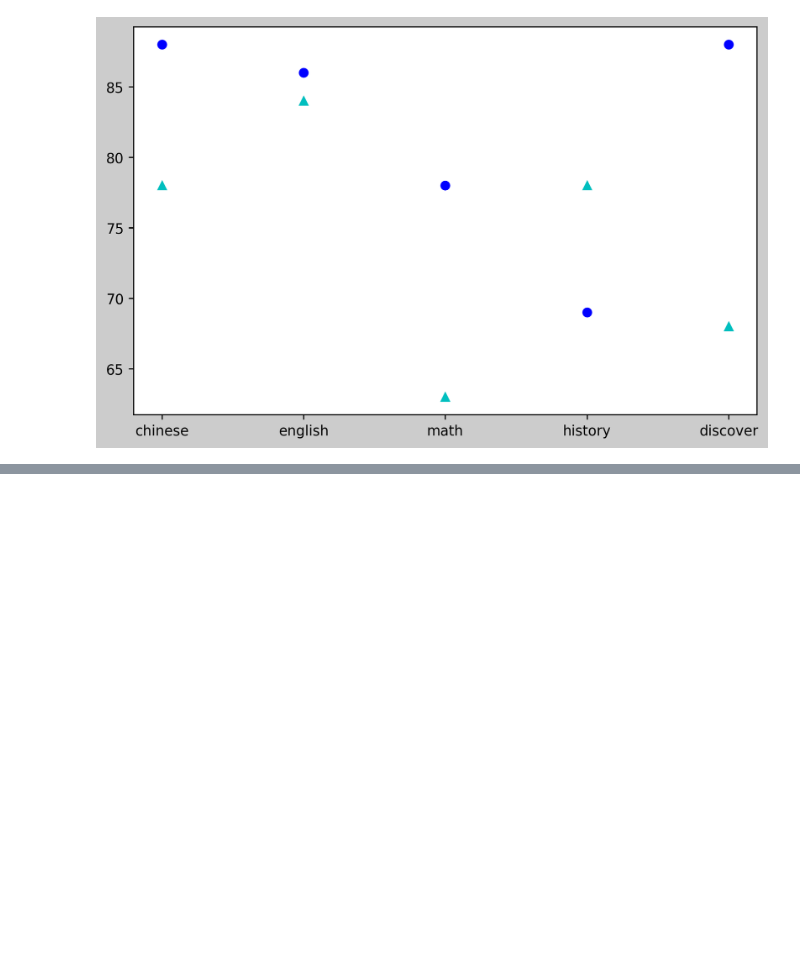
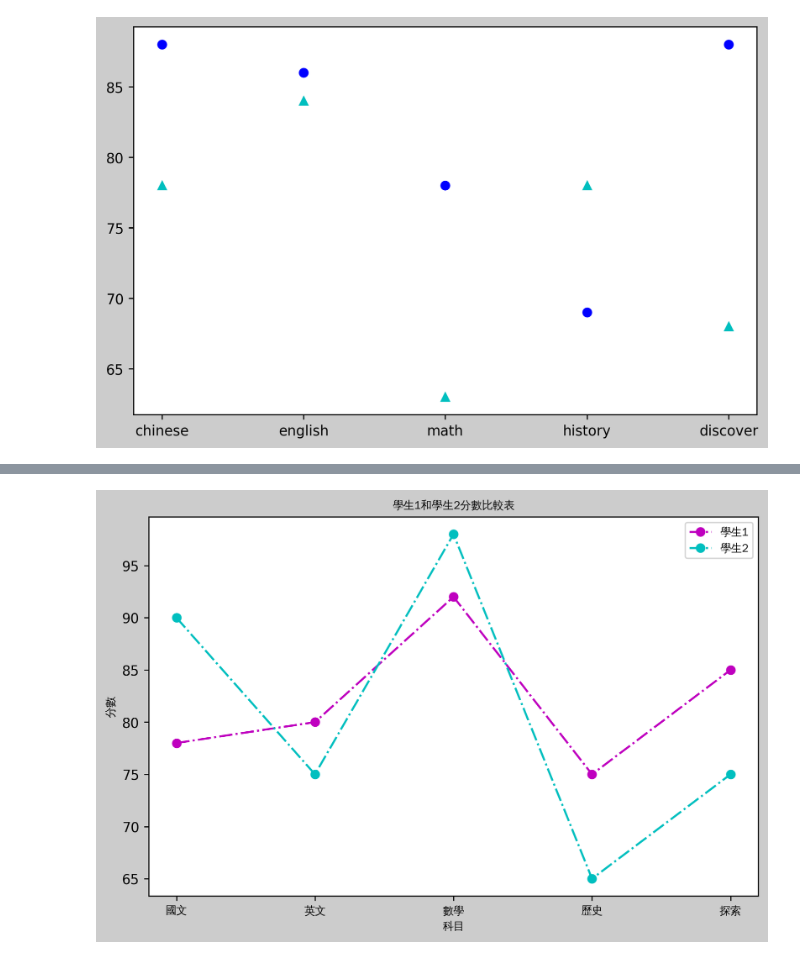
Before and after one commit to sofeini/0701, a Jupyter notebook: lesson11.ipynb, the cells around one changed output, grey strips where cells are left out. Drawn from its saved outputs; the diff is of its cells as text; code cells hidden in the pictures; blank space fills up the shorter version.

```diff
--- a/lesson11.ipynb
+++ b/lesson11.ipynb
@@ -106,0 +107,30 @@ plt.show()
+# %%
+#codespace處理中文字體
+#終端機下命令列2:sudo apt-get update -y
+#終端機下命令列2:sudo apt-get install -y fonts-wqy-zenhei
+#字型位置:/usr/share/fonts/truetype/wqy/wqy-zenhei.ttc
+import matplotlib.pyplot as plt
+from matplotlib.font_manager import FontProperties
+font=FontProperties(fname='/usr/share/fonts/truetype/wqy/wqy-zenhei.ttc',size=8)
+font1=FontProperties(fname='/usr/share/fonts/truetype/wqy/wqy-zenhei.ttc',size=12)
+#window font=FontProperties(fname=r'c:\windows\fonts\simsun.ttc',size=8)
+
+student1 = {'國文':78, '英文':80, '數學':92, '歷史':75, '探索':85}
+student2 = {'國文':90, '英文':75, '數學':98, '歷史':65, '探索':75}
+
+subjects =list(student1.keys())
+value1 =list(student1.values())
+value2 = list(student2.values())
+
+fig = plt.figure(figsize=(8,5), dpi=250, facecolor="#cccccc")
+ax = fig.add_subplot(1,1,1)
+ax.set_title("學生1和學生2分數比較表",fontproperties=font)
+ax.set_xlabel('科目' ,fontproperties=font)
+ax.set_ylabel('分數' ,fontproperties=font)
+ax.plot(subjects, value1 , 'm-.o')
+ax.plot(subjects, value2 , 'c-.o')
+ax.set_xticklabels(subjects ,fontproperties=font) #for中文字體
+ax.legend(('學生1' , '學生2'), prop=font)
+plt.show()
+# %% [output]
+[figure, added]
```
Also changed, not shown: parts of 1 cell of this notebook.
